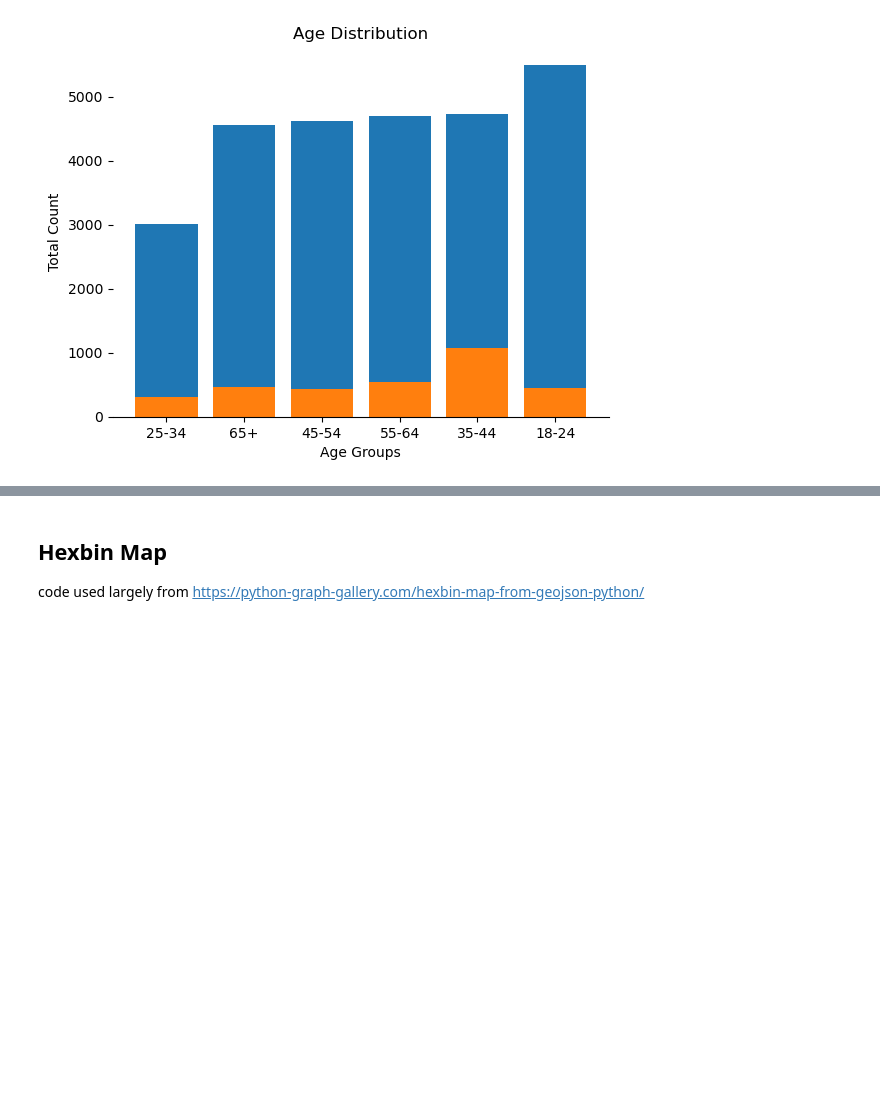
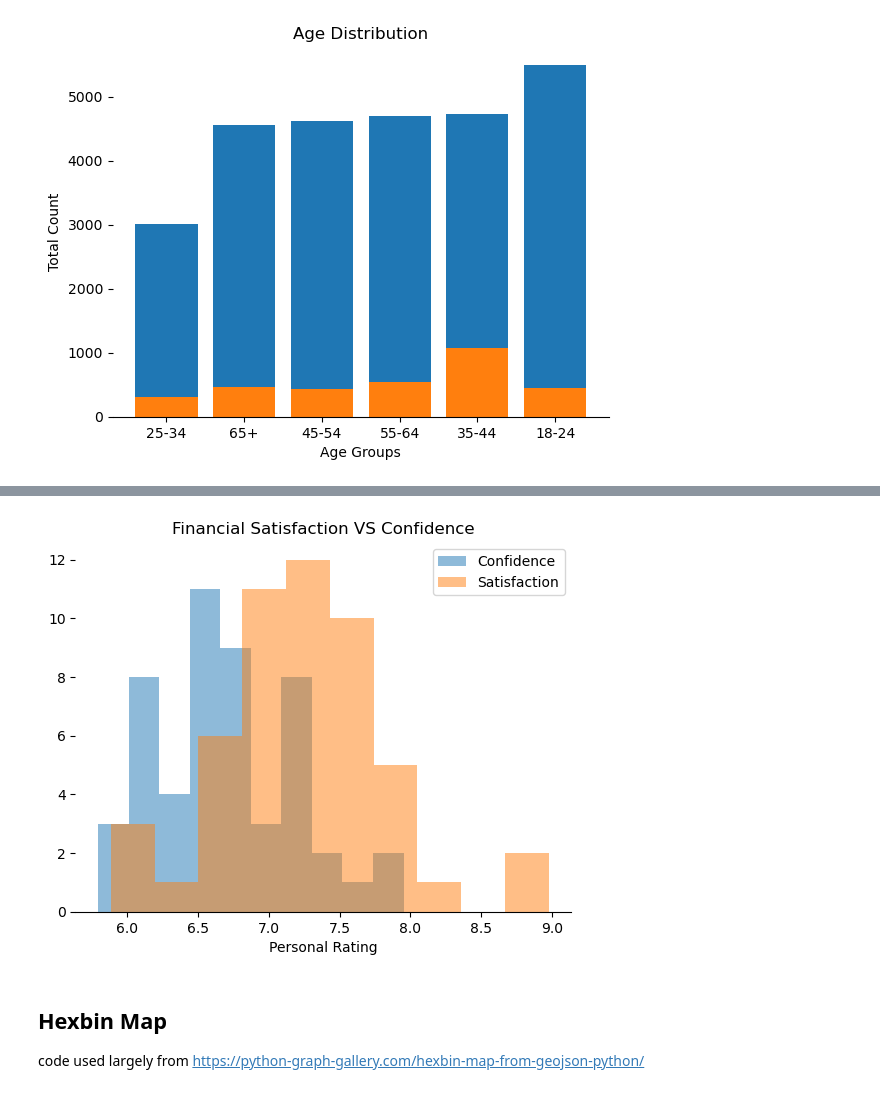
Before and after one commit to jhardin7612/financial_capability_study, a Jupyter notebook: notebooks/2021_visuals.ipynb, the cells around one changed output, grey strips where cells are left out. Drawn from its saved outputs; the diff is of its cells as text; code cells hidden in the pictures; blank space fills up the shorter version.

```diff
--- a/notebooks/2021_visuals.ipynb
+++ b/notebooks/2021_visuals.ipynb
@@ -88,5 +88,8 @@ Text(0, 0.5, 'Total Count')
 fin_conf_level = raw_data[['state','fin_conf_lvl']].groupby('state').mean()
 
 #Financial Sat
-sat_lvl_df = raw_data[['state', 'fin_sat_lvl']].groupby('state').count().reset_index()
-sat_lvl_df
+sat_lvl_df = raw_data[['state', 'fin_sat_lvl']].groupby('state').mean()
+
+#Bill Difficulty
+bill_df = raw_data.groupby('state')['bill_difficulty'].value_counts().reset_index()
+bill_df = bill_df.pivot(index='state', columns='bill_difficulty', values= 'count')
@@ -111,3 +112,22 @@ sat_lvl_df
+# %%
+fig, ax = plt.subplots()
+plt.hist(fin_conf_level, label='Confidence', alpha=0.5)
+plt.hist(sat_lvl_df, label='Satisfaction', alpha=0.5)
+
+plt.legend(loc='upper right')
+plt.title('Financial Satisfaction VS Confidence')
+plt.xlabel('Personal Rating')
+
+# Hide the all but the bottom spines (axis lines)
+ax.spines["right"].set_visible(False)
+ax.spines["left"].set_visible(False)
+ax.spines["top"].set_visible(False)
+
+# Only show ticks on the left and bottom spines
+ax.yaxis.set_ticks_position("left")
+ax.xaxis.set_ticks_position("bottom")
+# %% [output]
+[figure, added]
 # %% [markdown]
 ## Hexbin Map
 code used largely from https://python-graph-gallery.com/hexbin-map-from-geojson-python/
```
Also changed, not shown: parts of 3 cells of this notebook, 4 other files.
